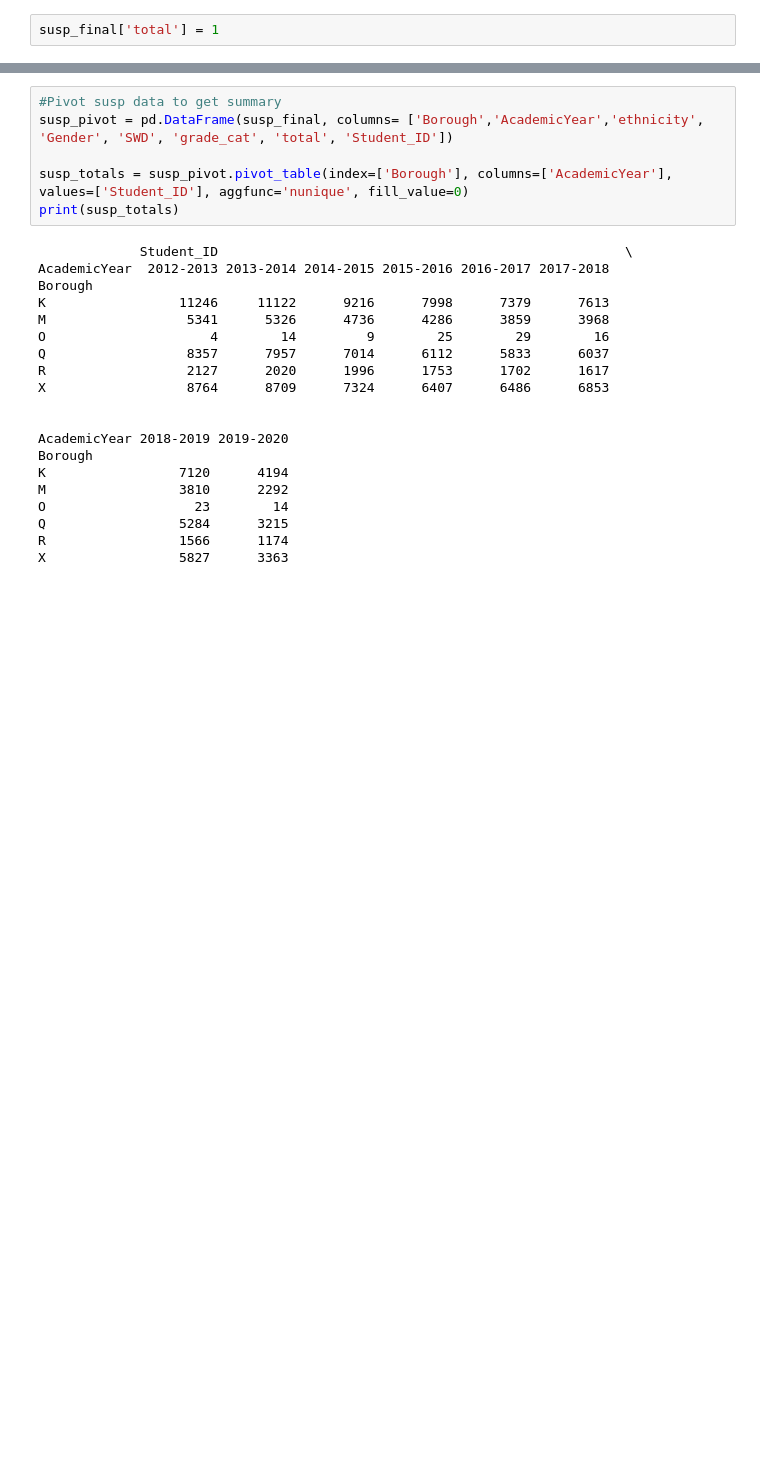
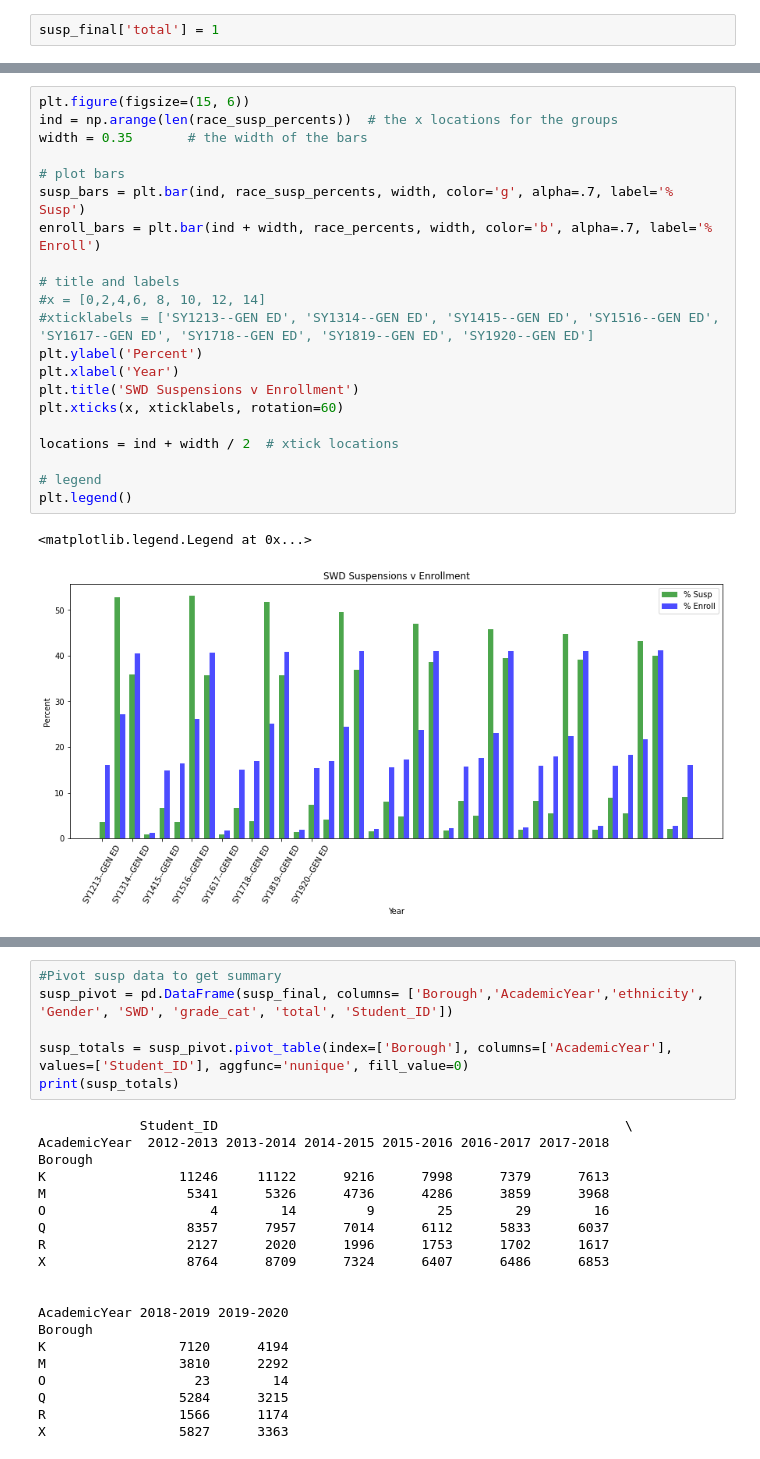
Before and after one commit to hdbedwell/Exploring_Disproportionality, a Jupyter notebook: 12142020 Disproportionality Analysis.ipynb, the cells around one changed output, grey strips where cells are left out. Drawn from its saved outputs; the diff is of its cells as text; blank space fills up the shorter version.

```diff
--- a/12142020 Disproportionality Analysis.ipynb
+++ b/12142020 Disproportionality Analysis.ipynb
@@ -615,0 +855,24 @@ Name: ethnicity, Length: 81, dtype: float64
+# %%
+plt.figure(figsize=(15, 6))
+ind = np.arange(len(race_susp_percents))  # the x locations for the groups
+width = 0.35       # the width of the bars
+
+# plot bars
+susp_bars = plt.bar(ind, race_susp_percents, width, color='g', alpha=.7, label='% Susp')
+enroll_bars = plt.bar(ind + width, race_percents, width, color='b', alpha=.7, label='% Enroll')
+
+# title and labels
+#x = [0,2,4,6, 8, 10, 12, 14]
+#xticklabels = ['SY1213--GEN ED', 'SY1314--GEN ED', 'SY1415--GEN ED', 'SY1516--GEN ED', 'SY1617--GEN ED', 'SY1718--GEN ED', 'SY1819--GEN ED', 'SY1920--GEN ED']
+plt.ylabel('Percent')
+plt.xlabel('Year')
+plt.title('SWD Suspensions v Enrollment')
+plt.xticks(x, xticklabels, rotation=60)
+
+locations = ind + width / 2  # xtick locations
+
+# legend
+plt.legend()
+# %% [output]
+<matplotlib.legend.Legend at 0x...>
+[figure, added]
```
Also changed, not shown: parts of 41 cells of this notebook.
